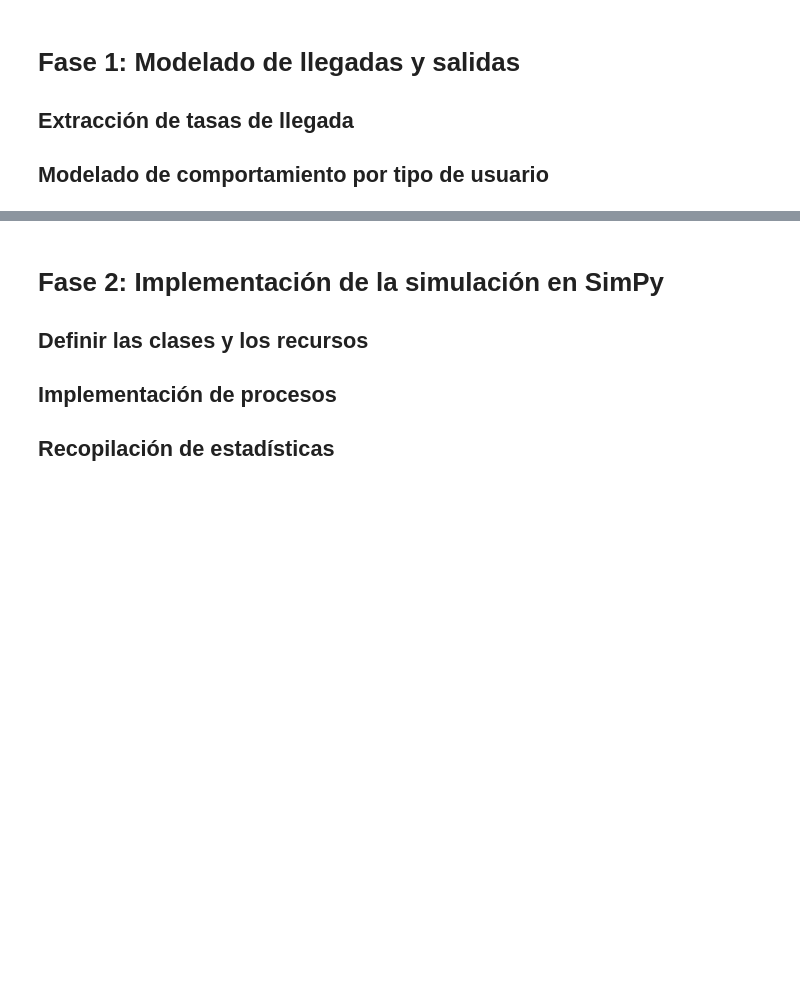
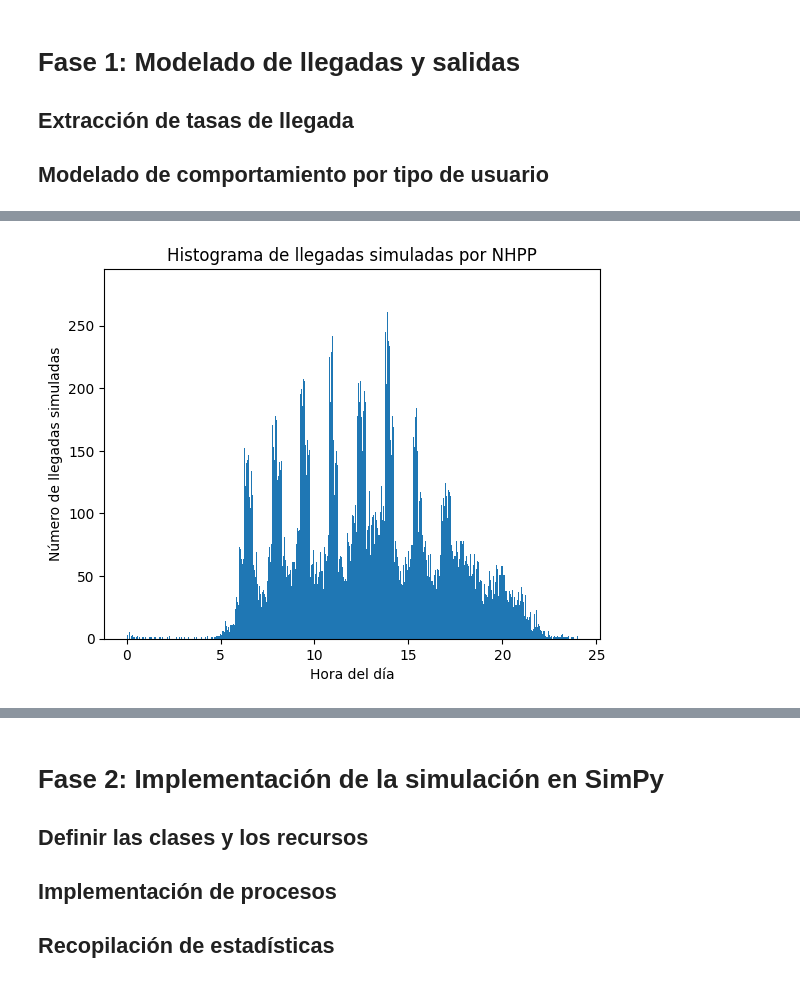
Before and after one commit to j4vierb/mos-labs, a Jupyter notebook: labs/lab7/entrega.ipynb, the cells around one changed output, grey strips where cells are left out. Saved outputs shown, nothing was run; the diff lists cells and outputs as text; code cells hidden in the pictures; blank space fills up the shorter version.

```diff
--- a/labs/lab7/entrega.ipynb
+++ b/labs/lab7/entrega.ipynb
@@ -27,0 +76,29 @@ np.seterr(divide='ignore')
+# %%
+import pandas as pd
+import numpy as np
+import matplotlib.pyplot as plt
+
+def simular_nhpp_piecewise(lambda_series, intervalo_seg=900):
+    eventos = []
+    for t_inicio, tasa in lambda_series.items():
+        n = np.random.poisson(tasa * intervalo_seg)
+
+        desplazamientos = np.random.rand(n) * intervalo_seg
+        tiempos = t_inicio + pd.to_timedelta(desplazamientos, unit='s')
+        eventos.extend(tiempos)
+    return sorted(eventos)
+
+
+llegadas_sim = simular_nhpp_piecewise(lambda_arr)
+
+llegadas_dt = pd.to_datetime(llegadas_sim)
+horas = llegadas_dt.hour + llegadas_dt.minute / 60 + llegadas_dt.second / 3600
+
+plt.figure()
+plt.hist(horas, bins=len(lambda_arr))
+plt.xlabel('Hora del día')
+plt.ylabel('Número de llegadas simuladas')
+plt.title('Histograma de llegadas simuladas por NHPP')
+plt.show()
+# %% [output]
+[figure, added]
```
Also changed, not shown: parts of 18 cells of this notebook.
